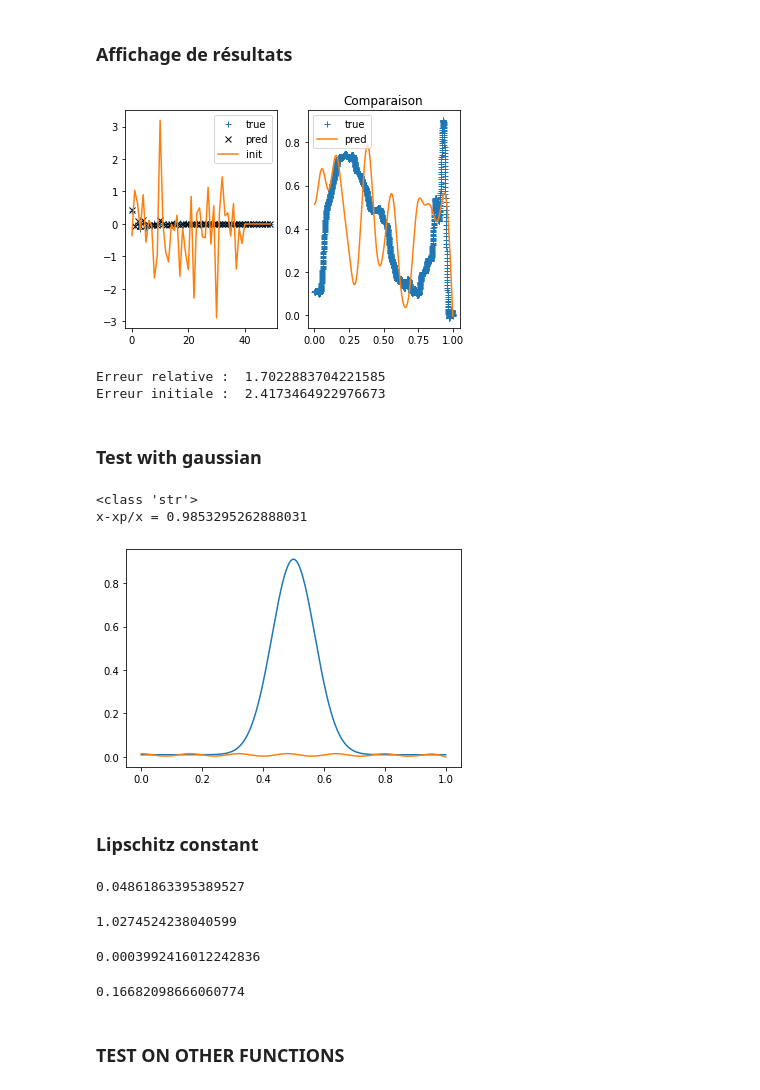
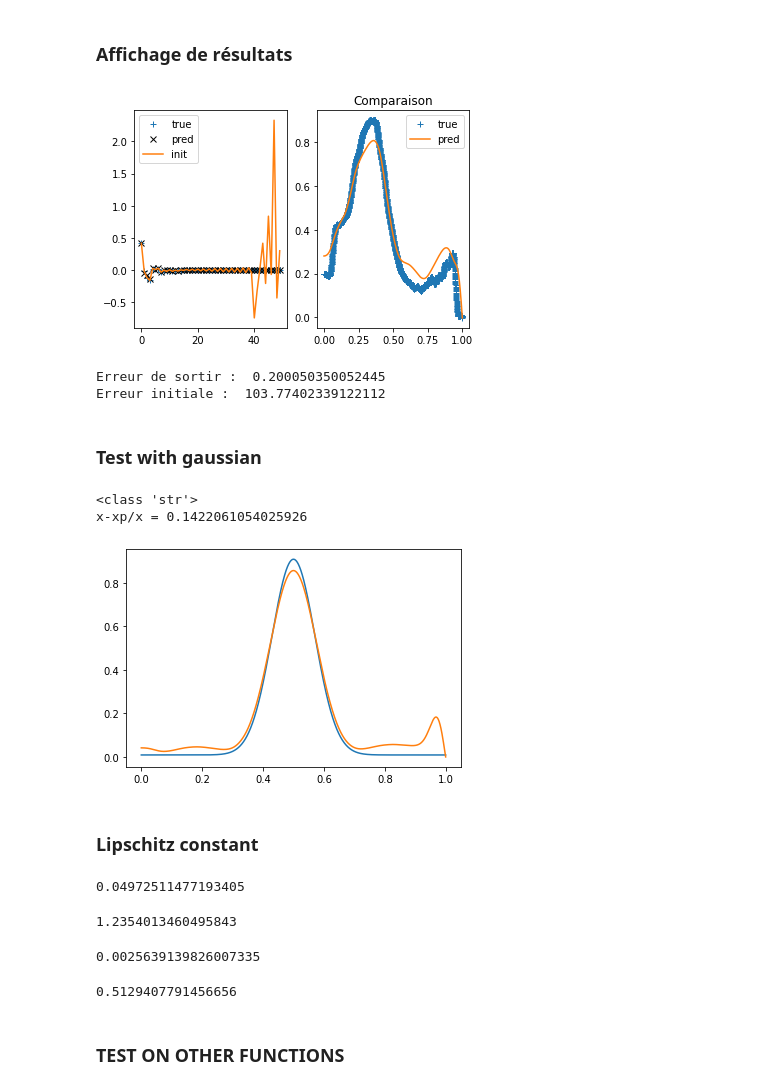
Before and after one commit to ceciledellavalle/phd, a Jupyter notebook: Test_a1_cube.ipynb, the cells around one changed output. Cells and saved outputs as stored; diff of their text form; code cells hidden in the pictures.

```diff
--- a/Test_a1_cube.ipynb
+++ b/Test_a1_cube.ipynb
@@ -17,7 +17,7 @@ from FBResNet.posttreat import Export_hyper
 ### Parametres
 # %%
 exp1 = FBRestNet(experimentation=Physics(2000,50,1,1), nb_blocks=20, noise = 0.05,\
-                 folder = './', im_set="Set1",batch_size=[200,1],\
+                 folder = './', im_set="Set1",batch_size=[300,1],\
                  lr=1e-3, nb_epochs=[20,1])
 # %% [markdown]
 ### Data set
@@ -30,4 +30,4 @@ train_set, val_set = exp1.LoadDataSet()
 Entrainement sur 20 époques, learning rate de $10^{-3}$.
 On trace la constante de Lipschitz au cours de l' entrainement.
 # %%
-#exp1.train(train_set,val_set,save_model=True)
+exp1.train(train_set,val_set,save_model=True)
@@ -36,34 +56,34 @@ On trace la constante de Lipschitz au cours de l' entrainement.
 # %%
 err = exp1.test(train_set)
 # %% [output]
-[figure, old version]
+[figure, new version]
-Erreur relative :  1.7022883704221585
-Erreur initiale :  2.4173464922976673
+Erreur de sortir :  0.200050350052445
+Erreur initiale :  103.77402339122112
 # %% [markdown]
 ### Test with gaussian
 # %%
-exp1.test_gauss(noise=0.1)
+exp1.test_gauss(noise=0.05)
 # %% [output]
 <class 'str'>
-x-xp/x = 0.9853295262888031
+x-xp/x = 0.1422061054025926
-[figure, old version]
+[figure, new version]
 # %% [markdown]
 ### Lipschitz constant
 # %%
 exp1.model.Lipschitz(opt1="semi",opt2="entree11")
 # %% [output]
-0.04861863395389527
+0.04972511477193405
 # %%
 exp1.model.Lipschitz(opt1="total",opt2="entree11")
 # %% [output]
-1.0274524238040599
+1.2354013460495843
 # %%
 exp1.model.Lipschitz(opt1="semi",opt2="entree01")
 # %% [output]
-0.0003992416012242836
+0.0025639139826007335
 # %%
 exp1.model.Lipschitz(opt1="total",opt2="entree01")
 # %% [output]
-0.16682098666060774
+0.5129407791456656
 # %% [markdown]
 ### TEST ON OTHER FUNCTIONS
```
Also changed, not shown: parts of 1 cell of this notebook, 22 other files.
